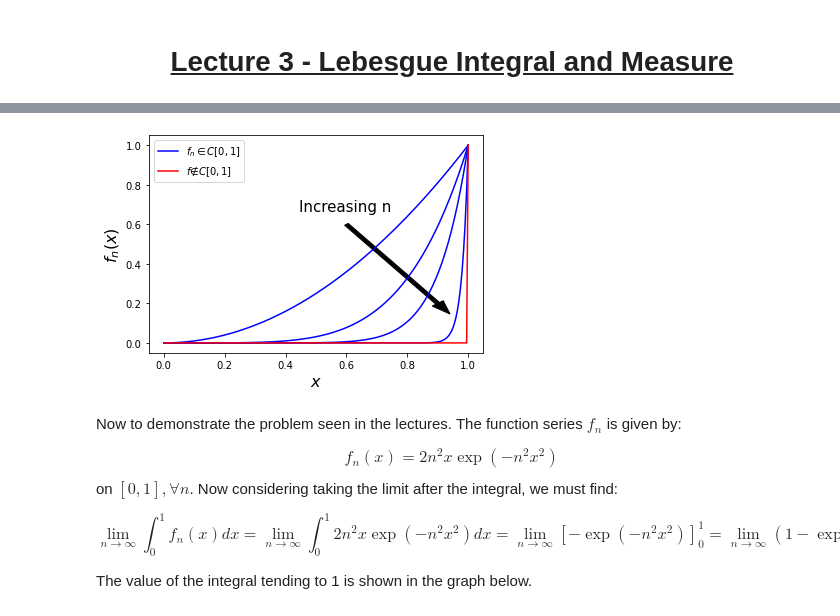
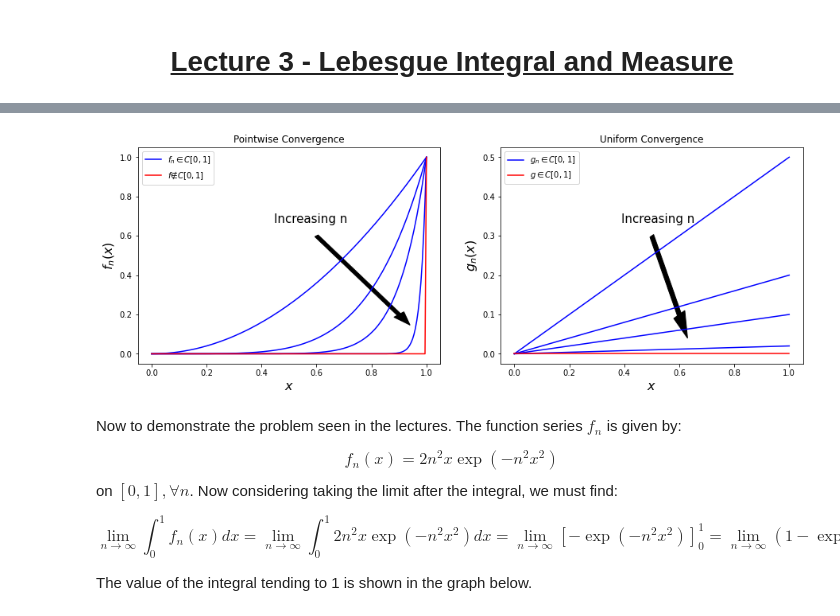
Before and after one commit to alexglyndavies/4M24, a Jupyter notebook: Lecture_03.ipynb, the cells around one changed output, grey strips where cells are left out. Saved outputs shown, nothing was run; the diff lists cells and outputs as text; code cells hidden in the pictures.

```diff
--- a/Lecture_03.ipynb
+++ b/Lecture_03.ipynb
@@ -24,0 +12,2 @@ This is not a continuous function, and this is displayed below.
+# %%
+fn = lambda x,n: pow(x,n)
@@ -25,23 +33,40 @@ This is not a continuous function, and this is displayed below.
+# %%
+gn = lambda x,n: x/n
 # %%
 ## Plotting
-def fn(x,n): return pow(x,n)
 x = np.linspace(0,1,200)
 
-plt.plot(x,fn(x,2),color='b')
-plt.plot(x,fn(x,5),color='b')
-plt.plot(x,fn(x,10),color='b')
-plt.plot(x,fn(x,50),color='b',label=r"$f_n \in C[0,1]$")
+fig, ax = plt.subplots(nrows=1,ncols=2,figsize=(15,5))
+
+ax[0].plot(x,fn(x,2),color='b')
+ax[0].plot(x,fn(x,5),color='b')
+ax[0].plot(x,fn(x,10),color='b')
+ax[0].plot(x,fn(x,50),color='b',label=r"$f_n \in C[0,1]$")
 y = np.zeros(200)
 y[-1] = 1
-plt.plot(x,y,color='r',label=r"$f \notin C[0,1]$")
-plt.arrow(0.6,0.6,0.3,-0.4,color='k',width=0.015)
-plt.annotate("Increasing n",xy=(0.45,0.65),xycoords="axes fraction",fontsize=15)
-plt.xlabel(r"$x$",fontsize=16)
-plt.ylabel(r"$f_n(x)$",fontsize=16)
-plt.legend()
+ax[0].plot(x,y,color='r',label=r"$f \notin C[0,1]$")
+ax[0].arrow(0.6,0.6,0.3,-0.4,color='k',width=0.015)
+ax[0].annotate("Increasing n",xy=(0.45,0.65),xycoords="axes fraction",fontsize=15)
+ax[0].set_xlabel(r"$x$",fontsize=16)
+ax[0].set_ylabel(r"$f_n(x)$",fontsize=16)
+ax[0].set_title("Pointwise Convergence")
+ax[0].legend()
+
+ax[1].plot(x,gn(x,2),color='b')
+ax[1].plot(x,gn(x,5),color='b')
+ax[1].plot(x,gn(x,10),color='b')
+ax[1].plot(x,gn(x,50),color='b',label=r"$g_n \in C[0,1]$")
+y = np.zeros(200)
+ax[1].plot(x,y,color='r',label=r"$g \in C[0,1]$")
+ax[1].arrow(0.5,0.3,0.1,-0.2,color='k',width=0.015)
+ax[1].annotate("Increasing n",xy=(0.4,0.65),xycoords="axes fraction",fontsize=15)
+ax[1].set_xlabel(r"$x$",fontsize=16)
+ax[1].set_ylabel(r"$g_n(x)$",fontsize=16)
+ax[1].set_title("Uniform Convergence")
+ax[1].legend()
 plt.show()
 # %% [output]
-[figure, old version]
+[figure, new version]
 # %% [markdown]
 Now to demonstrate the problem seen in the lectures.  The function series $f_n$ is given by:
 
```
Also changed, not shown: parts of 2 cells of this notebook.
